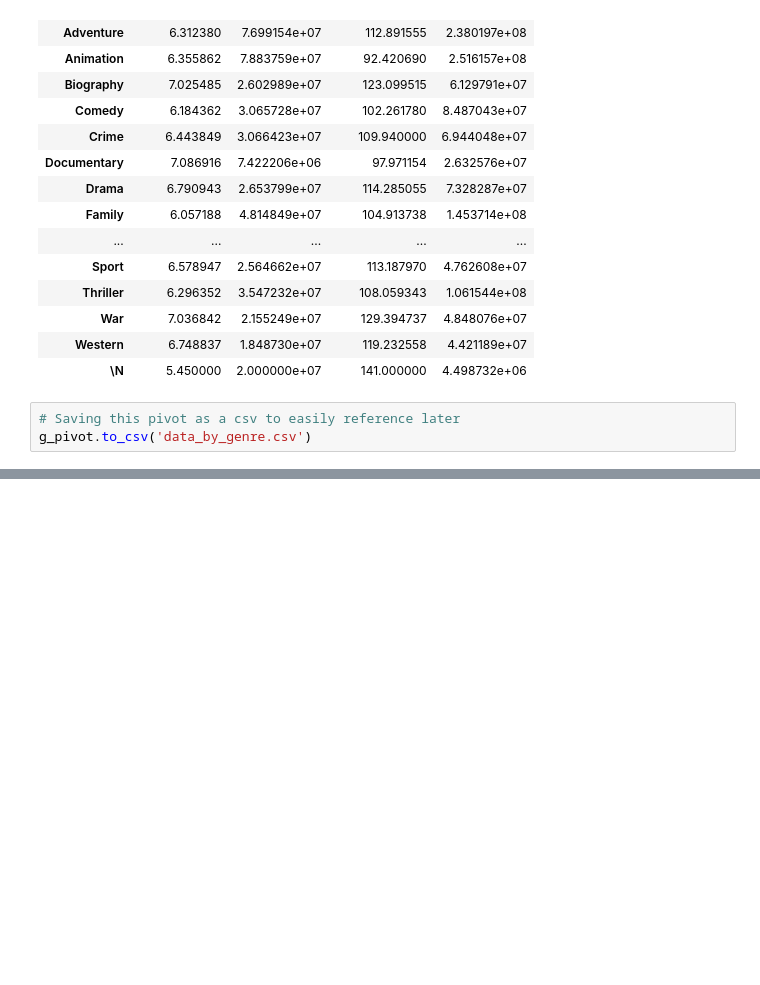
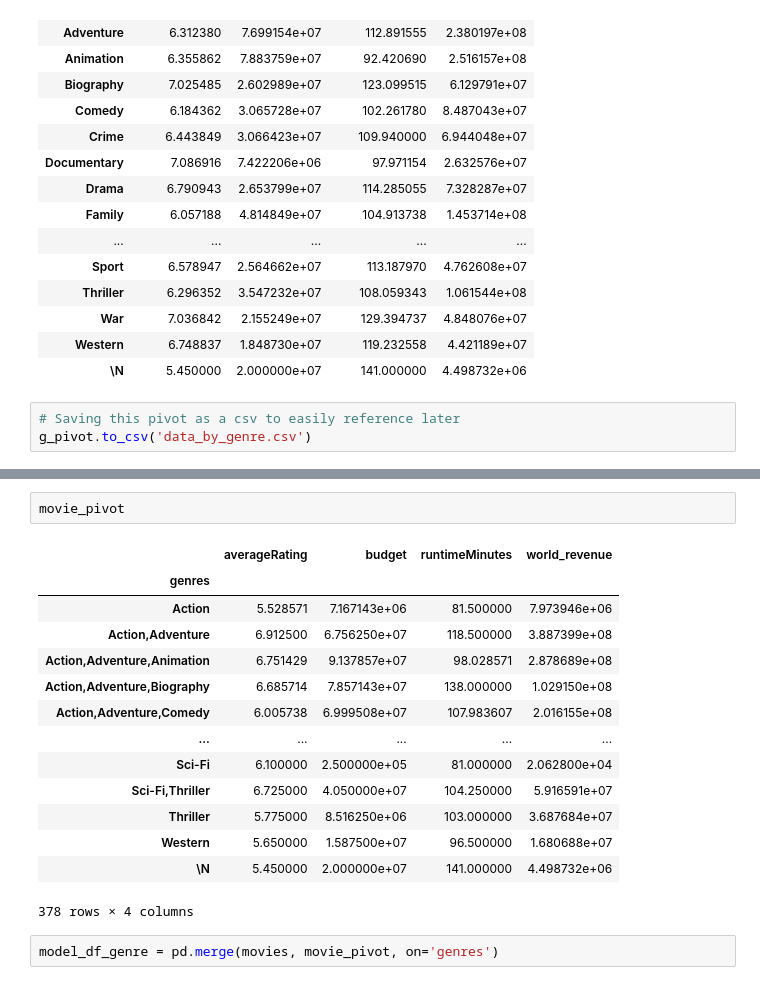
Before and after one commit to ParkerHar/Popular-Movie-Analysis, a Jupyter notebook: NoteBooks/Model.ipynb, the cells around one changed output, grey strips where cells are left out. Saved outputs shown, nothing was run; the diff lists cells and outputs as text; blank space fills up the shorter version.

```diff
--- a/NoteBooks/Model.ipynb
+++ b/NoteBooks/Model.ipynb
@@ -308,0 +320,19 @@ Built out data set data_by_genre to use in model. Will try to add some new colum
+# %%
+movie_pivot
+# %% [output]
+|  | averageRating | budget | runtimeMinutes | world_revenue |
+| genres |  |  |  |  |
+| Action | 5.528571 | 7.167143e+06 | 81.500000 | 7.973946e+06 |
+| Action,Adventure | 6.912500 | 6.756250e+07 | 118.500000 | 3.887399e+08 |
+| Action,Adventure,Animation | 6.751429 | 9.137857e+07 | 98.028571 | 2.878689e+08 |
+| Action,Adventure,Biography | 6.685714 | 7.857143e+07 | 138.000000 | 1.029150e+08 |
+| Action,Adventure,Comedy | 6.005738 | 6.999508e+07 | 107.983607 | 2.016155e+08 |
+| ... | ... | ... | ... | ... |
+| Sci-Fi | 6.100000 | 2.500000e+05 | 81.000000 | 2.062800e+04 |
+| Sci-Fi,Thriller | 6.725000 | 4.050000e+07 | 104.250000 | 5.916591e+07 |
+| Thriller | 5.775000 | 8.516250e+06 | 103.000000 | 3.687684e+07 |
+| Western | 5.650000 | 1.587500e+07 | 96.500000 | 1.680688e+07 |
+| \N | 5.450000 | 2.000000e+07 | 141.000000 | 4.498732e+06 |
+378 rows × 4 columns
+# %%
+model_df_genre = pd.merge(movies, movie_pivot, on='genres')
```
Also changed, not shown: parts of 8 cells of this notebook.
